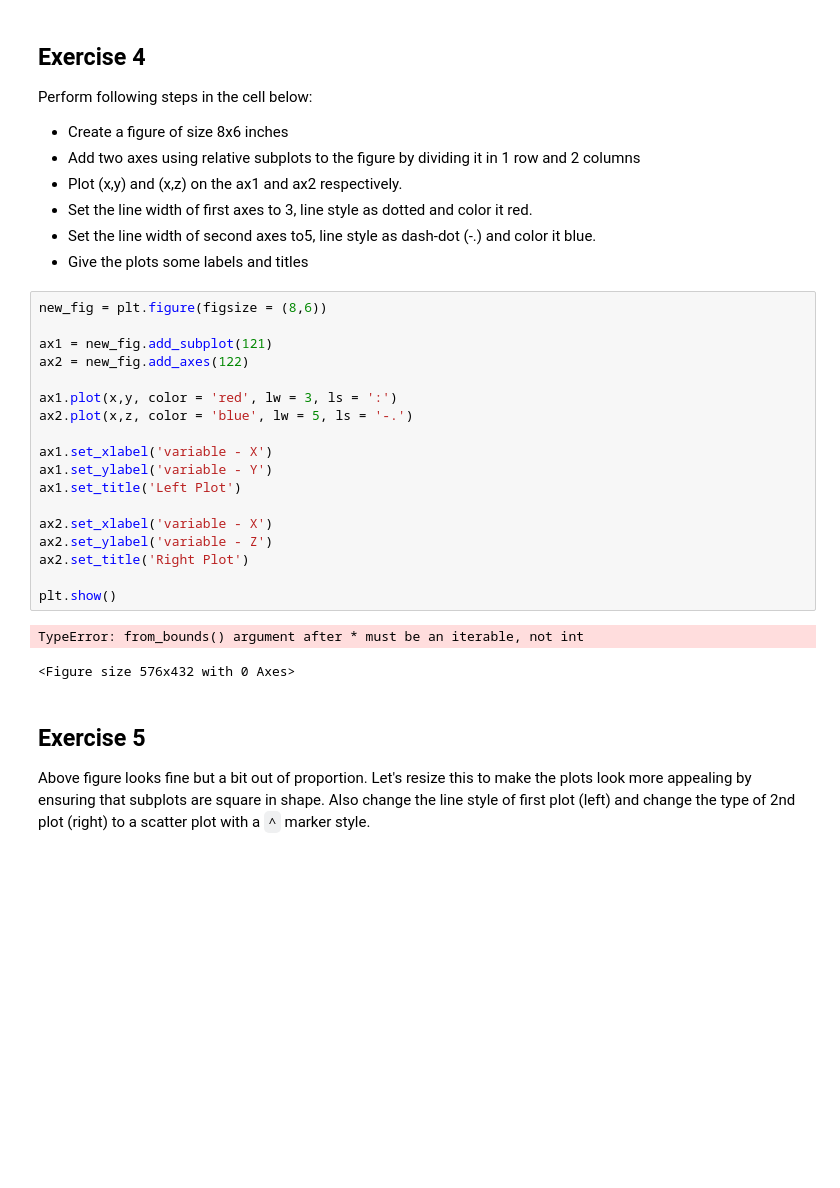
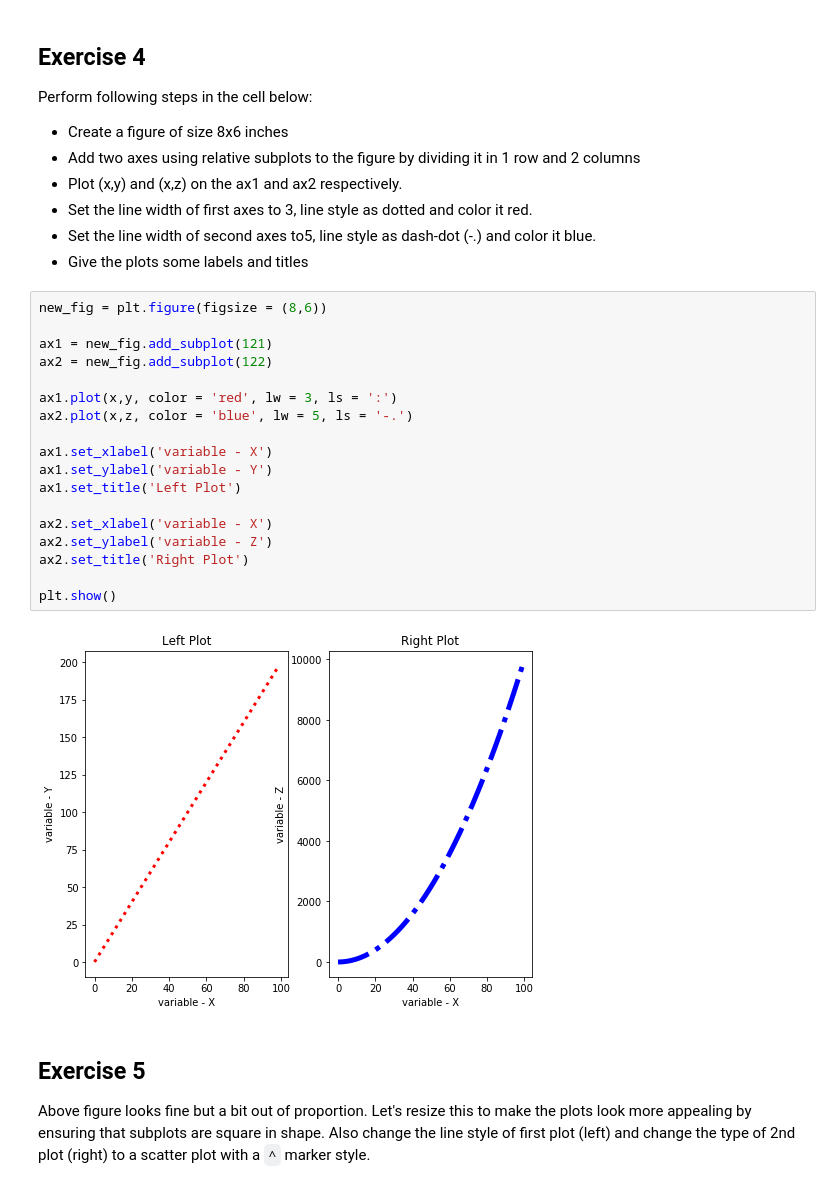
Before and after one commit to steeznation16/dsc-1-03-13-customizing-visualizations-with-matplotlib-lab-online-ds-ft-100118, a Jupyter notebook: index.ipynb, the cells around one changed output. Cells and saved outputs as stored; diff of their text form; blank space fills up the shorter version.

```diff
--- a/index.ipynb
+++ b/index.ipynb
@@ -147,24 +147,23 @@ Perform following steps in the cell below:
 # %%
 new_fig = plt.figure(figsize = (8,6))
 
 ax1 = new_fig.add_subplot(121)
-ax2 = new_fig.add_axes(122)
+ax2 = new_fig.add_subplot(122)
 
 ax1.plot(x,y, color = 'red', lw = 3, ls = ':')
 ax2.plot(x,z, color = 'blue', lw = 5, ls = '-.')
 
 ax1.set_xlabel('variable - X')
 ax1.set_ylabel('variable - Y')
 ax1.set_title('Left Plot')
 
 ax2.set_xlabel('variable - X')
 ax2.set_ylabel('variable - Z')
 ax2.set_title('Right Plot')
 
 plt.show()
 # %% [output]
-TypeError: from_bounds() argument after * must be an iterable, not int
-<Figure size 576x432 with 0 Axes>
+[figure, added]
 # %% [markdown]
 ## Exercise 5
 
```
